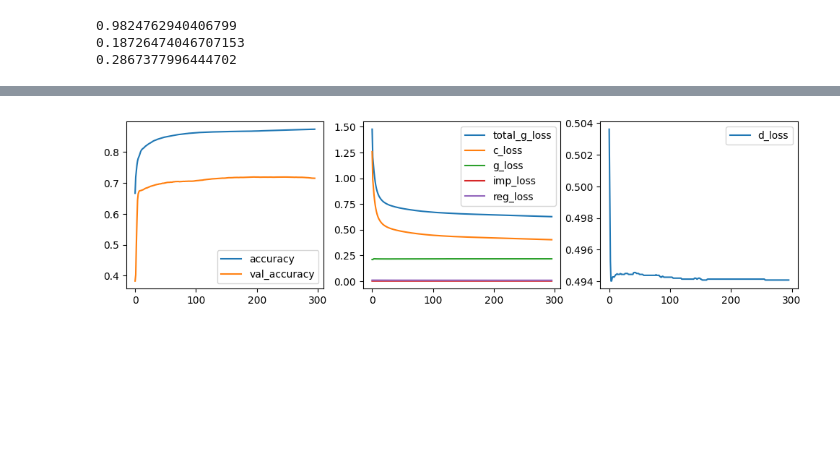
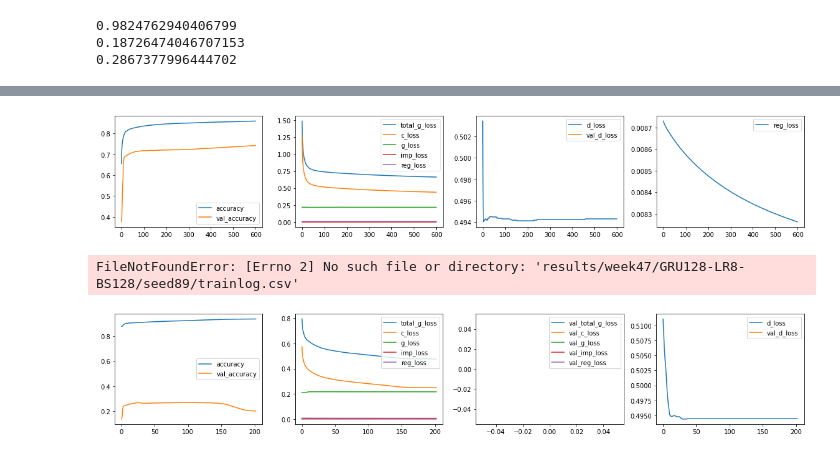
Before and after one commit to dnldsht/AJ-RNN, a Jupyter notebook: res.ipynb, the cells around one changed output, grey strips where cells are left out. Saved outputs shown, nothing was run; the diff lists cells and outputs as text; code cells hidden in the pictures; blank space fills up the shorter version.

```diff
--- a/res.ipynb
+++ b/res.ipynb
@@ -64,4 +72,12 @@ plot_all(get_metrics('results/week47/GRU128-LR6-BS128/seed89'))
 # %%
-plot_all(get_metrics('results/week47/GRU128-LR6-BS256/seed89'))
+plot_all(get_metrics('results/week47/GRU128-LR7-BS256/seed89'))
 # %% [output]
-[figure, old version]
+[figure, new version]
+# %%
+plot_all(get_metrics('results/week47/GRU128-LR8-BS128/seed89'))
+# %% [output]
+FileNotFoundError: [Errno 2] No such file or directory: 'results/week47/GRU128-LR8-BS128/seed89/trainlog.csv'
+# %%
+plot_all(get_metrics('results/week47/GRU128-LR7-BS32/seed89'))
+# %% [output]
+[figure, added]
```
Also changed, not shown: parts of 7 cells of this notebook, 15 other files.
